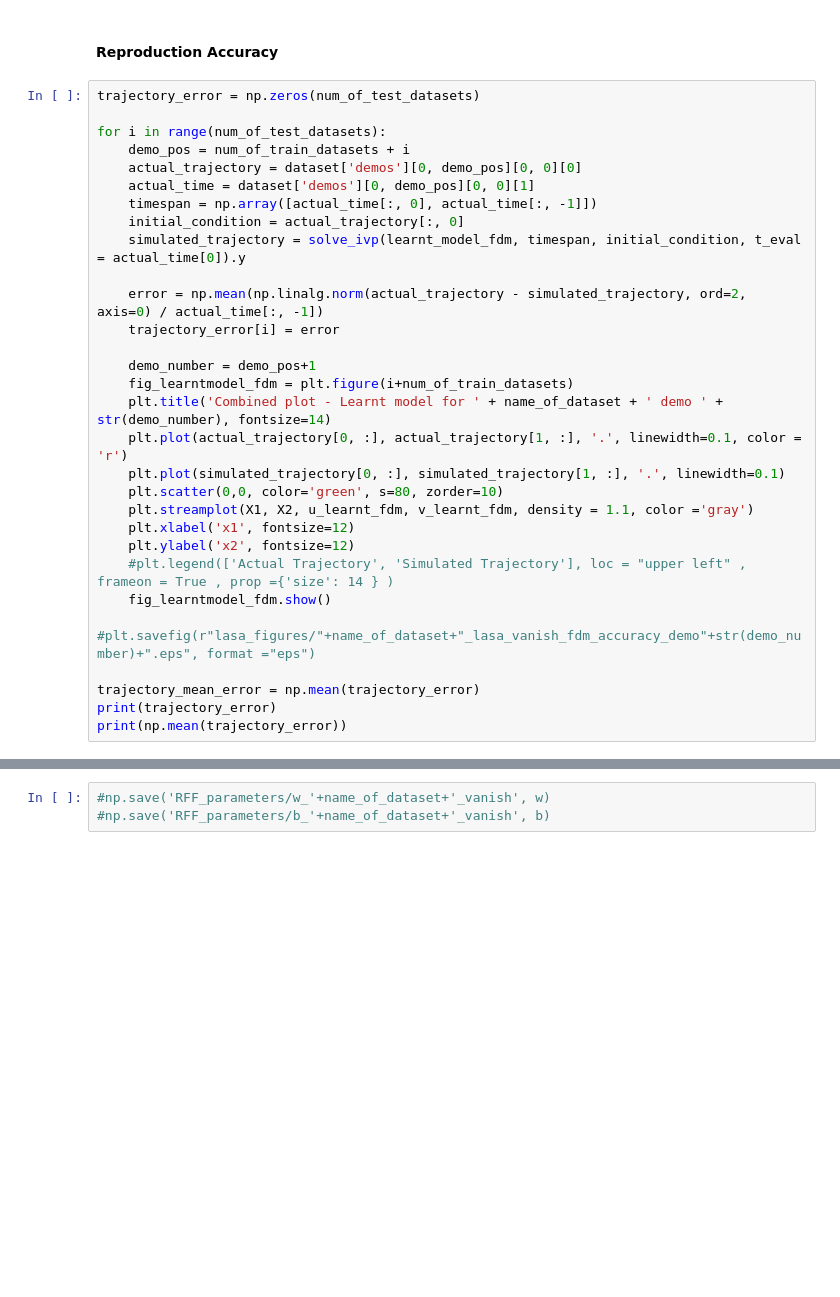
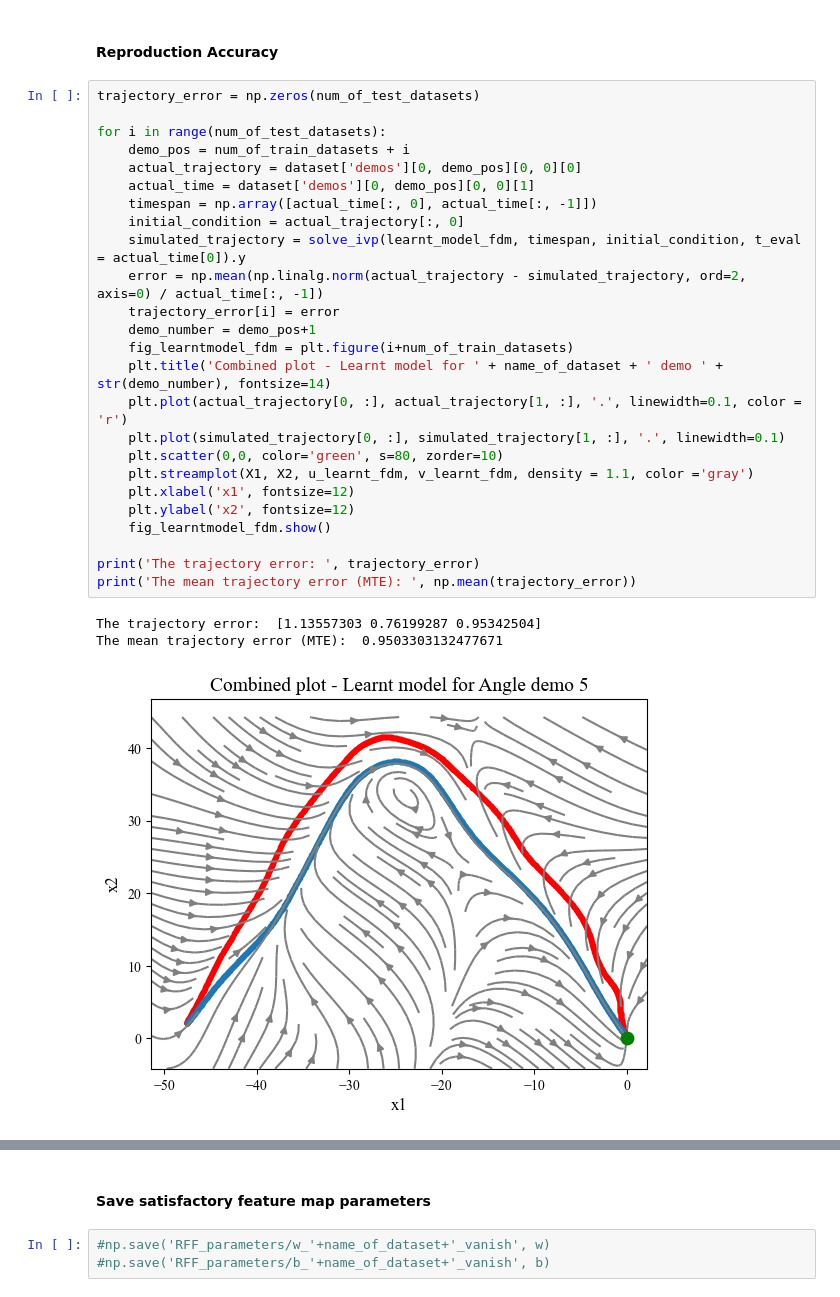
Before and after one commit to helenatp/tpk4960, a Jupyter notebook: src/lasa/lasa_vanish.ipynb, the cells around one changed output, grey strips where cells are left out. Drawn from its saved outputs; the diff is of its cells as text; blank space fills up the shorter version.

```diff
--- a/src/lasa/lasa_vanish.ipynb
+++ b/src/lasa/lasa_vanish.ipynb
@@ -316,30 +338,29 @@ fig_learntmodel_fdm.show()
 # %%
 trajectory_error = np.zeros(num_of_test_datasets)
 
 for i in range(num_of_test_datasets):
     demo_pos = num_of_train_datasets + i
     actual_trajectory = dataset['demos'][0, demo_pos][0, 0][0]
     actual_time = dataset['demos'][0, demo_pos][0, 0][1]
     timespan = np.array([actual_time[:, 0], actual_time[:, -1]])
     initial_condition = actual_trajectory[:, 0]
     simulated_trajectory = solve_ivp(learnt_model_fdm, timespan, initial_condition, t_eval = actual_time[0]).y
-
     error = np.mean(np.linalg.norm(actual_trajectory - simulated_trajectory, ord=2, axis=0) / actual_time[:, -1])
     trajectory_error[i] = error
-
     demo_number = demo_pos+1
     fig_learntmodel_fdm = plt.figure(i+num_of_train_datasets)
     plt.title('Combined plot - Learnt model for ' + name_of_dataset + ' demo ' + str(demo_number), fontsize=14)
     plt.plot(actual_trajectory[0, :], actual_trajectory[1, :], '.', linewidth=0.1, color = 'r')
     plt.plot(simulated_trajectory[0, :], simulated_trajectory[1, :], '.', linewidth=0.1)
     plt.scatter(0,0, color='green', s=80, zorder=10)
     plt.streamplot(X1, X2, u_learnt_fdm, v_learnt_fdm, density = 1.1, color ='gray')
     plt.xlabel('x1', fontsize=12)
     plt.ylabel('x2', fontsize=12)
-    #plt.legend(['Actual Trajectory', 'Simulated Trajectory'], loc = "upper left" , frameon = True , prop ={'size': 14 } )
     fig_learntmodel_fdm.show()
-    #plt.savefig(r"lasa_figures/"+name_of_dataset+"_lasa_vanish_fdm_accuracy_demo"+str(demo_number)+".eps", format ="eps")
 
-trajectory_mean_error = np.mean(trajectory_error)
-print(trajectory_error)
-print(np.mean(trajectory_error))
+print('The trajectory error: ', trajectory_error)
+print('The mean trajectory error (MTE): ', np.mean(trajectory_error))
+# %% [output]
+The trajectory error:  [1.13557303 0.76199287 0.95342504]
+The mean trajectory error (MTE):  0.9503303132477671
+[figure, added]
@@ -346,3 +369,5 @@ print(np.mean(trajectory_error))
+# %% [markdown]
+#### Save satisfactory feature map parameters
 # %%
 #np.save('RFF_parameters/w_'+name_of_dataset+'_vanish', w)
 #np.save('RFF_parameters/b_'+name_of_dataset+'_vanish', b)
```
Also changed, not shown: parts of 41 cells of this notebook, 1 other file.
